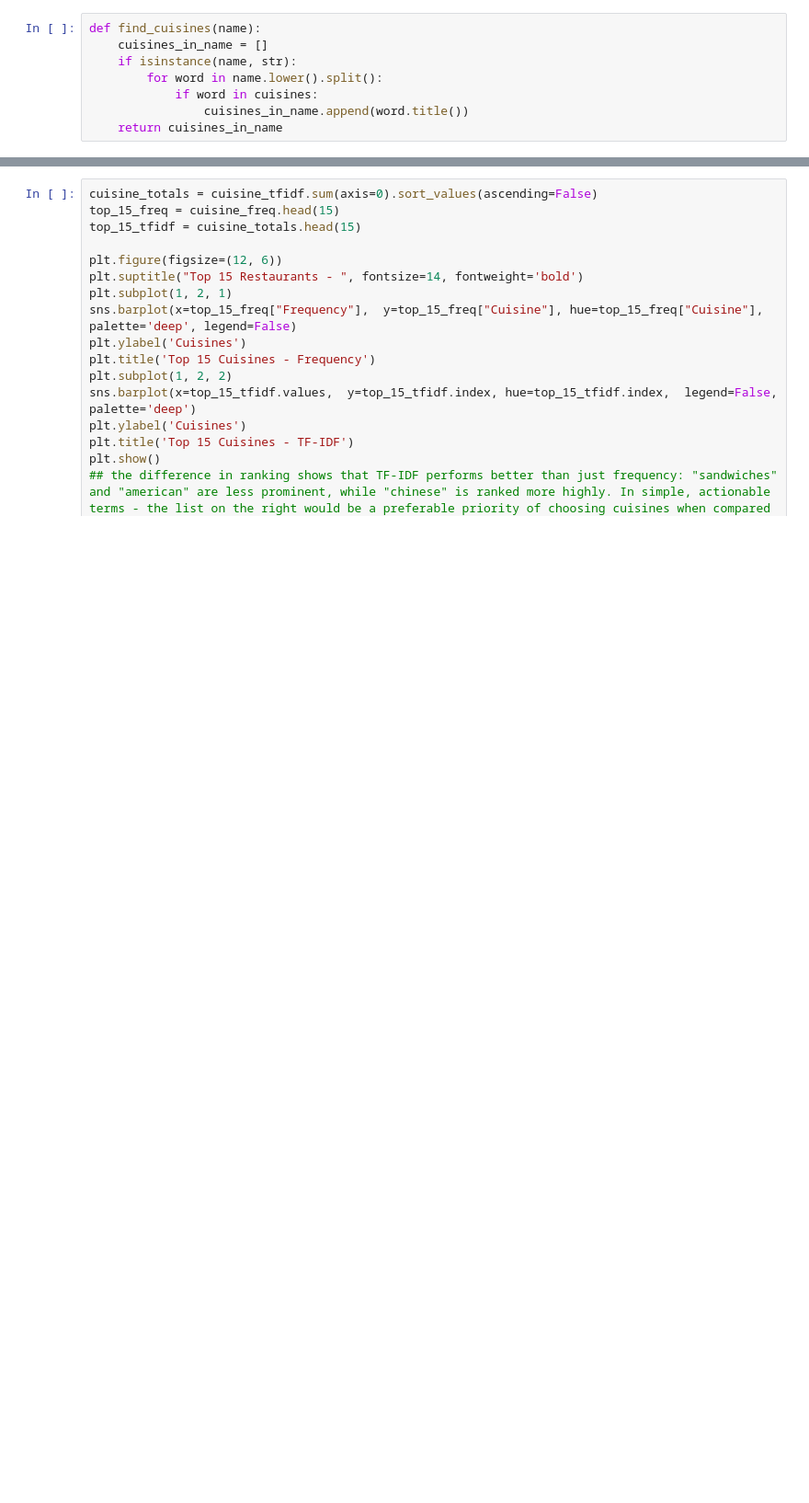
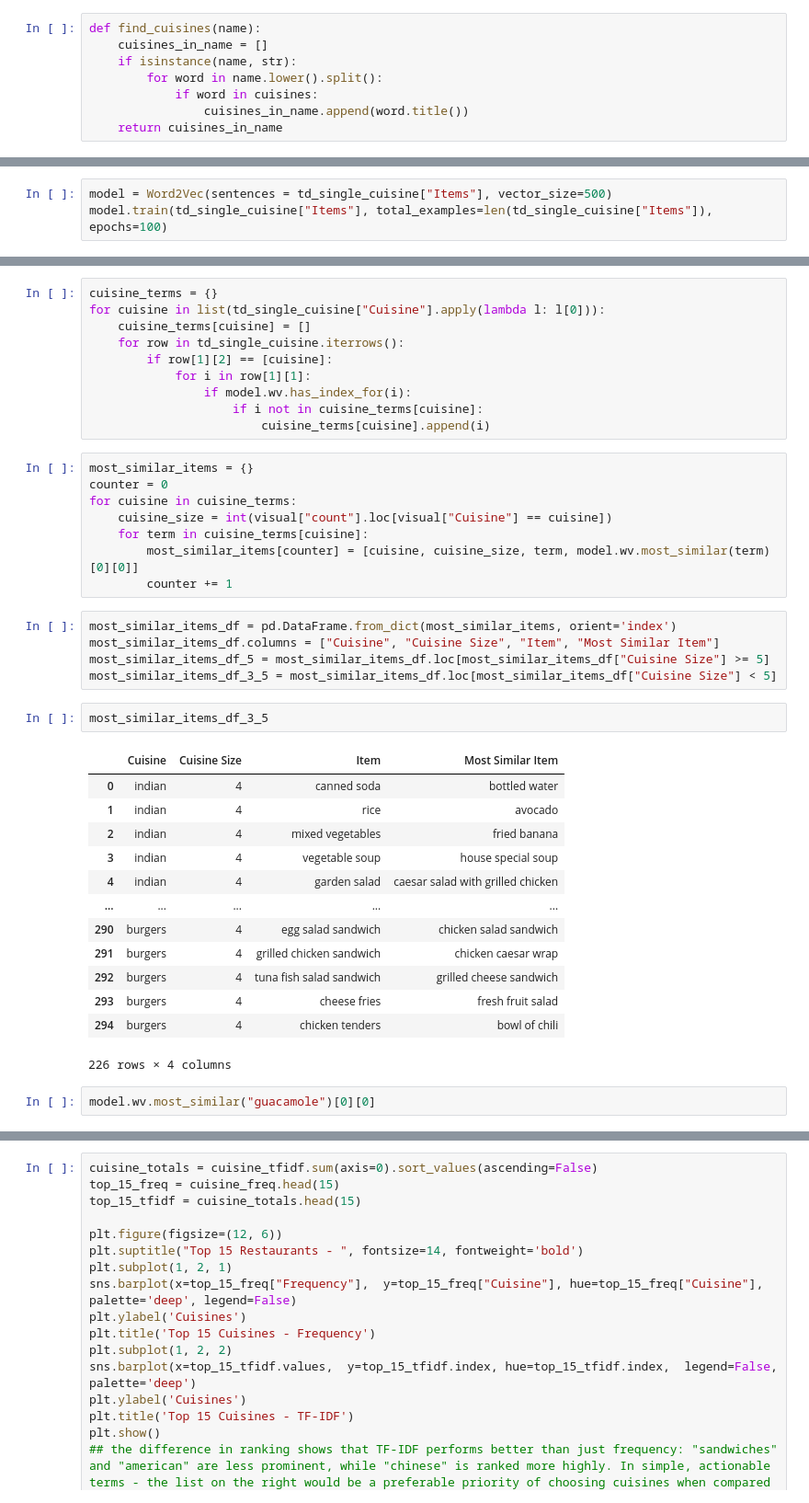
Before and after one commit to PrinCons/RestRecs, a Jupyter notebook: models/research/cuisine_exploration.ipynb, the cells around one changed output, grey strips where cells are left out. Shown at 92% size. Drawn from its saved outputs; the diff is of its cells as text; blank space fills up the shorter version.

```diff
--- a/models/research/cuisine_exploration.ipynb
+++ b/models/research/cuisine_exploration.ipynb
@@ -177,0 +255,3 @@ Name: count, dtype: int64
+# %%
+model = Word2Vec(sentences = td_single_cuisine["Items"], vector_size=500)
+model.train(td_single_cuisine["Items"], total_examples=len(td_single_cuisine["Items"]), epochs=100)
@@ -177,0 +270,41 @@ Name: count, dtype: int64
+# %%
+cuisine_terms = {}
+for cuisine in list(td_single_cuisine["Cuisine"].apply(lambda l: l[0])):
+    cuisine_terms[cuisine] = []
+    for row in td_single_cuisine.iterrows():
+        if row[1][2] == [cuisine]:
+            for i in row[1][1]:
+                if model.wv.has_index_for(i):
+                    if i not in cuisine_terms[cuisine]:
+                        cuisine_terms[cuisine].append(i)
+# %%
+most_similar_items = {}
+counter = 0
+for cuisine in cuisine_terms:
+    cuisine_size = int(visual["count"].loc[visual["Cuisine"] == cuisine])
+    for term in cuisine_terms[cuisine]:
+        most_similar_items[counter] = [cuisine, cuisine_size, term, model.wv.most_similar(term)[0][0]]
+        counter += 1
+# %%
+most_similar_items_df = pd.DataFrame.from_dict(most_similar_items, orient='index')
+most_similar_items_df.columns = ["Cuisine", "Cuisine Size", "Item", "Most Similar Item"]
+most_similar_items_df_5 = most_similar_items_df.loc[most_similar_items_df["Cuisine Size"] >= 5]
+most_similar_items_df_3_5 = most_similar_items_df.loc[most_similar_items_df["Cuisine Size"] < 5]
+# %%
+most_similar_items_df_3_5
+# %% [output]
+|  | Cuisine | Cuisine Size | Item | Most Similar Item |
+| 0 | indian | 4 | canned soda | bottled water |
+| 1 | indian | 4 | rice | avocado |
+| 2 | indian | 4 | mixed vegetables | fried banana |
+| 3 | indian | 4 | vegetable soup | house special soup |
+| 4 | indian | 4 | garden salad | caesar salad with grilled chicken |
+| ... | ... | ... | ... | ... |
+| 290 | burgers | 4 | egg salad sandwich | chicken salad sandwich |
+| 291 | burgers | 4 | grilled chicken sandwich | chicken caesar wrap |
+| 292 | burgers | 4 | tuna fish salad sandwich | grilled cheese sandwich |
+| 293 | burgers | 4 | cheese fries | fresh fruit salad |
+| 294 | burgers | 4 | chicken tenders | bowl of chili |
+226 rows × 4 columns
+# %%
+model.wv.most_similar("guacamole")[0][0]
```
Also changed, not shown: parts of 36 cells of this notebook.
